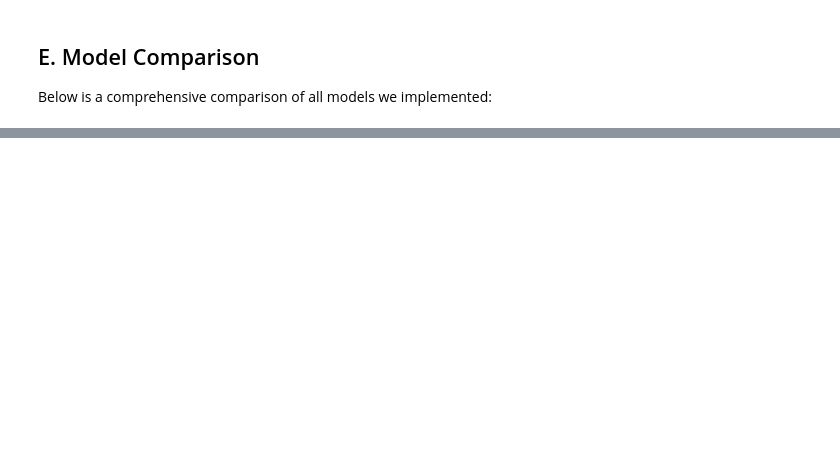
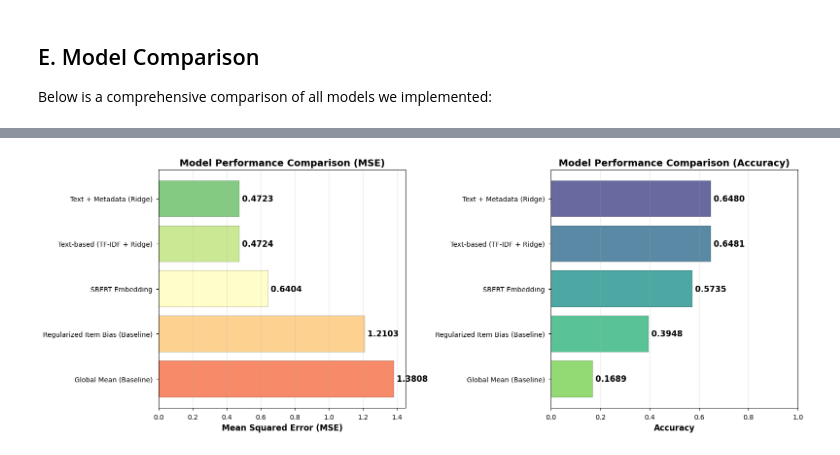
Before and after one commit to JaeHyun-Cha-00/CSE158-Assignment2, a Jupyter notebook: Assignment2.ipynb, the cells around one changed output, grey strips where cells are left out. Drawn from its saved outputs; the diff is of its cells as text; code cells hidden in the pictures; blank space fills up the shorter version.

```diff
--- a/Assignment2.ipynb
+++ b/Assignment2.ipynb
@@ -491 +711,40 @@ BERT Embedding (SBERT + Linear Regression) 0.641754  0.573886
 | 0 | Global Mean (Baseline) | 1.380830 | 0.168936 |
+# %%
+# Model Performance Visualization
+fig, axes = plt.subplots(1, 2, figsize=(16, 6))
+
+# Sort by MSE for better visualization
+comparison_sorted = comparison_df.sort_values('MSE')
+
+# Bar plot for MSE
+colors_mse = plt.cm.RdYlGn_r(np.linspace(0.2, 0.8, len(comparison_sorted)))
+bars1 = axes[0].barh(comparison_sorted['Model'], comparison_sorted['MSE'],
+                      color=colors_mse, edgecolor='black', alpha=0.8)
+axes[0].set_xlabel('Mean Squared Error (MSE)', fontweight='bold', fontsize=12)
+axes[0].set_title('Model Performance Comparison (MSE)', fontweight='bold', fontsize=14)
+axes[0].grid(axis='x', alpha=0.3)
+axes[0].invert_yaxis()  # Best model on top
+
+# Add value labels
+for i, (idx, val) in enumerate(zip(comparison_sorted.index, comparison_sorted['MSE'])):
+    axes[0].text(val, i, f' {val:.4f}', va='center', fontweight='bold')
+
+# Bar plot for Accuracy
+colors_acc = plt.cm.viridis(np.linspace(0.2, 0.8, len(comparison_sorted)))
+bars2 = axes[1].barh(comparison_sorted['Model'], comparison_sorted['Accuracy'],
+                      color=colors_acc, edgecolor='black', alpha=0.8)
+axes[1].set_xlabel('Accuracy', fontweight='bold', fontsize=12)
+axes[1].set_title('Model Performance Comparison (Accuracy)', fontweight='bold', fontsize=14)
+axes[1].grid(axis='x', alpha=0.3)
+axes[1].invert_yaxis()  # Best model on top
+axes[1].set_xlim([0, 1])
+
+# Add value labels
+for i, (idx, val) in enumerate(zip(comparison_sorted.index, comparison_sorted['Accuracy'])):
+    axes[1].text(val, i, f' {val:.4f}', va='center', fontweight='bold')
+
+plt.tight_layout()
+plt.savefig('model_performance_comparison.png', dpi=300, bbox_inches='tight')
+plt.show()
+# %% [output]
+[figure, added]
```
Also changed, not shown: parts of 16 cells of this notebook, 6 other files.
